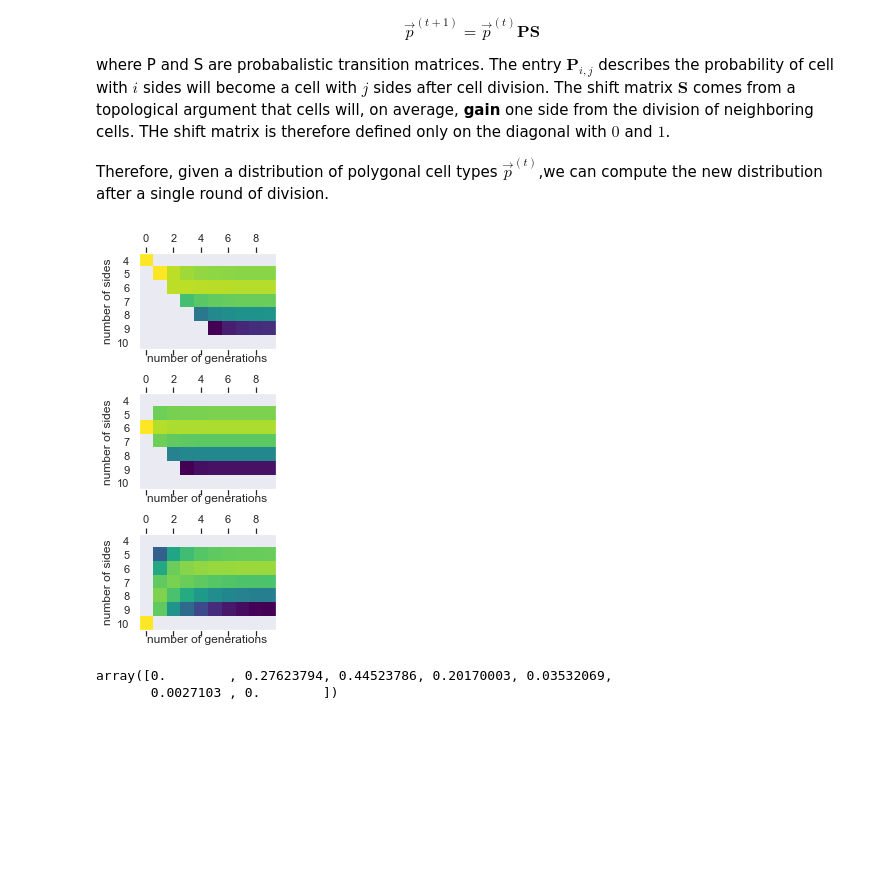
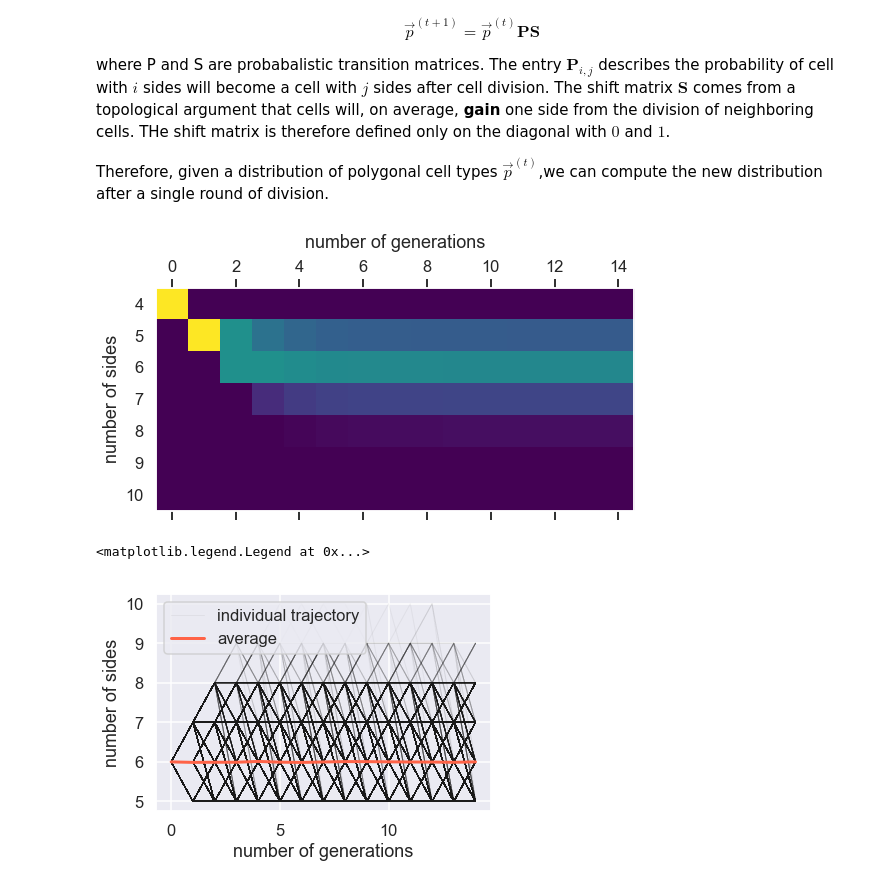
Before and after one commit to RPGroup-PBoC/ncbs_pboc, a Jupyter notebook: code/gibson_paper.ipynb, the cells around one changed output. Saved outputs shown, nothing was run; the diff lists cells and outputs as text; code cells hidden in the pictures; blank space fills up the shorter version.

```diff
--- a/code/gibson_paper.ipynb
+++ b/code/gibson_paper.ipynb
@@ -59,50 +59,62 @@ Therefore, given a distribution of polygonal cell types $\vec{p}^{(t)}$,we can c
 # %%
 # Define the parameters
 n_sides = 7 # Redifining index 0 as minimum 4 sides.
-n_gen = 10
+n_gen = 15
 
 # Set up the transition matrix and normalize.
 P = scipy.linalg.pascal(n_sides, exact=False, kind='lower')
 S = np.zeros_like(P)
 for i in range(n_sides - 1):
     S[i, i+1] = 1
 for i in range(n_sides):
     P[i, :] = P[i, :] / np.sum(P[i, :])
 
+# Define the probability and the intial condition.
+prob = np.zeros((n_sides, n_gen))
 
+# Set the initial condition.
+prob[0, 0] = 1.0
 
-# Generate the total subplots.
-fig, ax = plt.subplots(3, 1, figsize=(6, 6))
-for a in ax:
-    a.grid(False)
-    a.set_yticklabels(['', 4, 5, 6, 7, 8, 9, 10])
-    a.set_ylabel('number of sides')
-    a.set_xlabel('number of generations')
+# Loop through each generation
+for t in range(1, n_gen):
+    # Loop through
+    for j in range(1, n_sides - 1):
+        # Compute the probability of getting a vertex
+        prob[j, t] = np.sum(prob[:, t-1] * P[:, j-1])
 
-inits = [0, 2, 6]
-for i, init in enumerate(inits):
-    # Define the probability and the intial condition.
-    prob = np.zeros((n_sides, n_gen))
-
-    # Set the initial condition.
-    prob[init, 0] = 1.0
-
-    # Loop through each generation
-    for t in range(1, n_gen):
-        # Loop through
-        for j in range(1, n_sides - 1):
-            # Compute the probability of getting a vertex
-            prob[j, t] = np.sum(prob[:, t-1] * P[:, j-1])
-
-    # Plot it on the correct axis.
-    ax[i].matshow(np.log(prob), cmap='viridis')
-
-plt.tight_layout()
+plt.matshow(prob, cmap='viridis')
+plt.grid(False)
+plt.title('number of generations', y=1.15)
+plt.ylabel('number of sides')
+plt.yticks(ticks=np.arange(n_sides), labels=['4', '5', '6', '7', '8', '9', '10'])
 plt.savefig('gibson_butter.png', dpi=300, bbox_inches='tight')
 # %% [output]
-[figure, old version]
+[figure, new version]
-# %%
-prob[:, -1]
-# %% [output]
-array([0.        , 0.27623794, 0.44523786, 0.20170003, 0.03532069,
-       0.0027103 , 0.        ])
+# %%
+# Gillespie!
+n_gen = 15
+n_sim = 10000
+sides = np.zeros((n_sim, n_gen))
+sides[:, 0] = 6
+min_sides = 4
+for i in range(n_sim):
+    for j in range(1, n_gen):
+        # Define that you have to have a minimum of three sides.
+        parent_sides = sides[i, j-1] - min_sides
+        sides[i, j] =  np.random.binomial(parent_sides, p=0.5) + min_sides + 1
+
+for i in range(n_sim):
+    if i ==0:
+        label = 'individual trajectory'
+    else:
+        label = '__nolegend__'
+    plt.plot(np.arange(n_gen), sides[i, :], color='k', lw=1, alpha = 0.05, label=label)
+
+# Plot the mean.
+plt.plot(np.arange(n_gen), np.mean(sides, axis=0), color='tomato', linewidth=3, label='average')
+plt.xlabel('number of generations')
+plt.ylabel('number of sides')
+plt.legend()
+# %% [output]
+<matplotlib.legend.Legend at 0x...>
+[figure, added]
```
Also changed, not shown: parts of 4 cells of this notebook, 3 other files.
